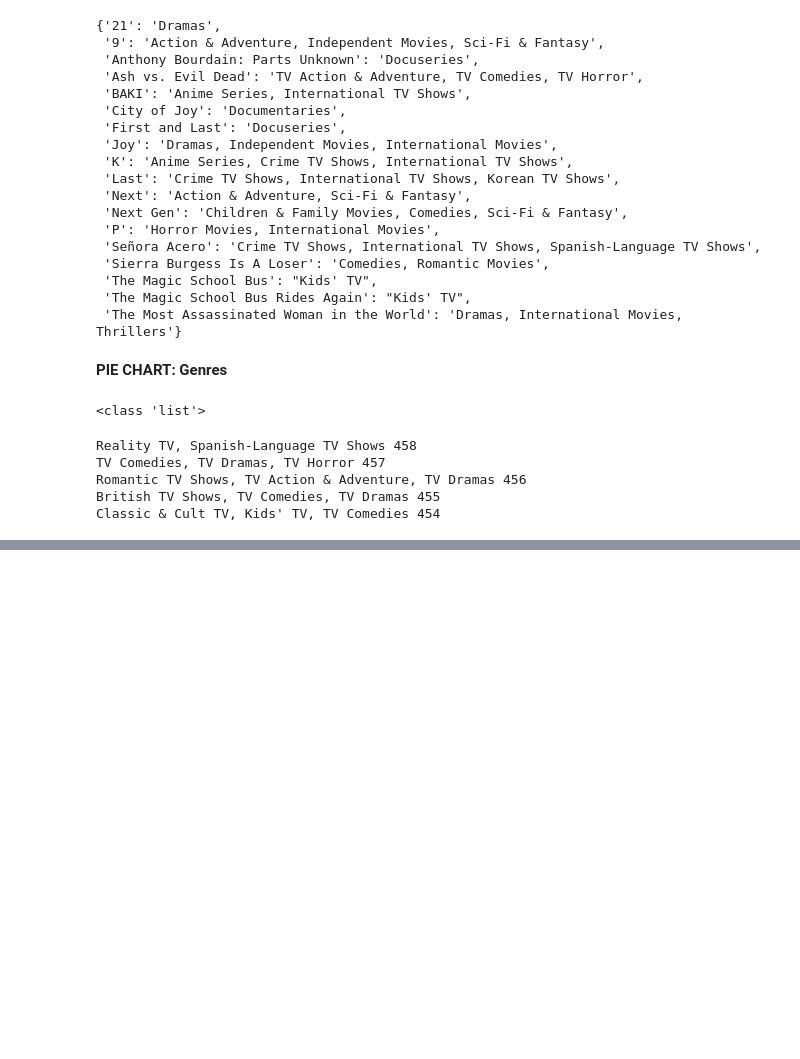
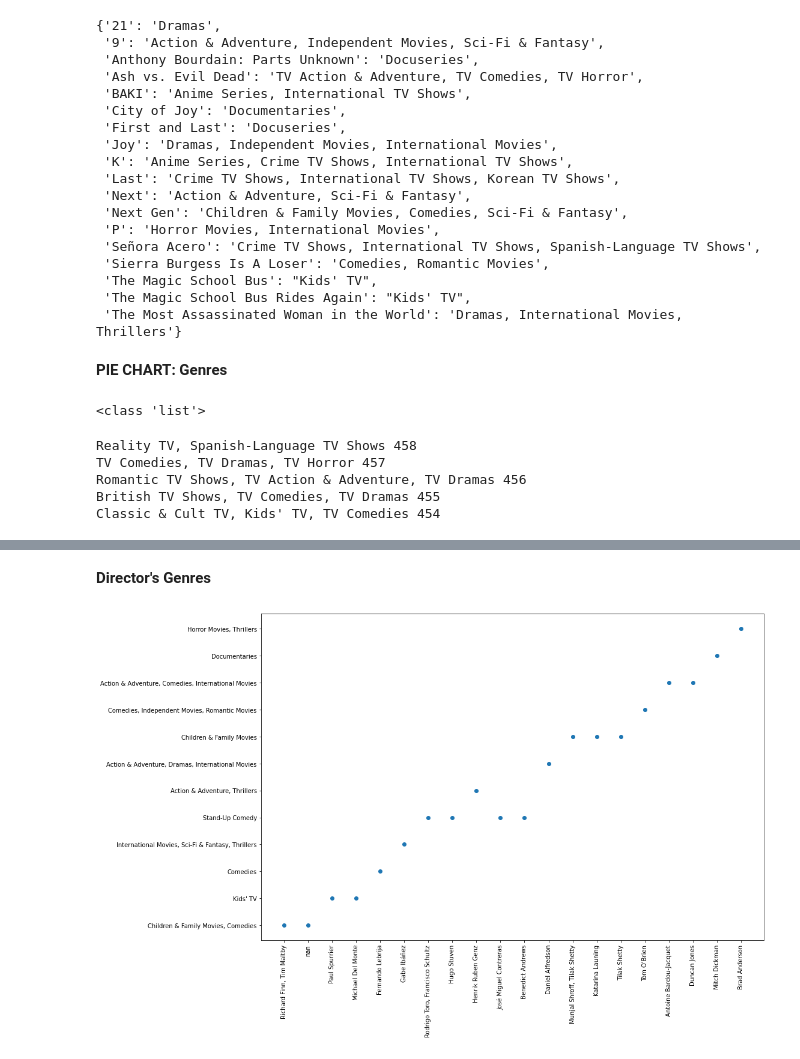
Before and after one commit to kartikay89/Data-Analysis, a Jupyter notebook: Netflix.ipynb, the cells around one changed output, grey strips where cells are left out. Cells and saved outputs as stored; diff of their text form; code cells hidden in the pictures; blank space fills up the shorter version.

```diff
--- a/Netflix.ipynb
+++ b/Netflix.ipynb
@@ -240,0 +250,5 @@ plt.show
+# %%
+# converting the DataFrame to dictionary.
+
+movieDirectorsDict = movieDirectorsDF.set_index('title')['director'].to_dict()
+list(islice(movieDirectorsDict.items(), 10))
@@ -240,0 +266,32 @@ plt.show
+# %% [markdown]
+**Director's Genres**
+# %%
+# Let us now find out a director's favourite genre.
+
+# dictionary: Director: Genre
+directorsGenre_dict = {}
+
+for title, genre in dFtoDict.items():
+  for titles, directors in movieDirectorsDict.items():
+    if titles in title:
+      # print('Movie:  {} and the Director is {}'.format(title, directors))
+      # print('Director:  {} and the Genre is {}'.format(directors, genre))
+      if directors not in directorsGenre_dict:
+        directorsGenre_dict[directors]=genre
+# %%
+# Scatter plot to show directors and genres.
+directors = []
+genres = []
+
+
+for director, genre in directorsGenre_dict.items():
+  directors.append(str(director))
+  genres.append(str(genre))
+
+
+plt.rcParams['figure.figsize'] = (15,10)
+plt.scatter(directors[:20], genres[:20])
+plt.xticks(rotation=90)
+plt.show()
+# %% [output]
+[figure, added]
```
Also changed, not shown: parts of 5 cells of this notebook.
